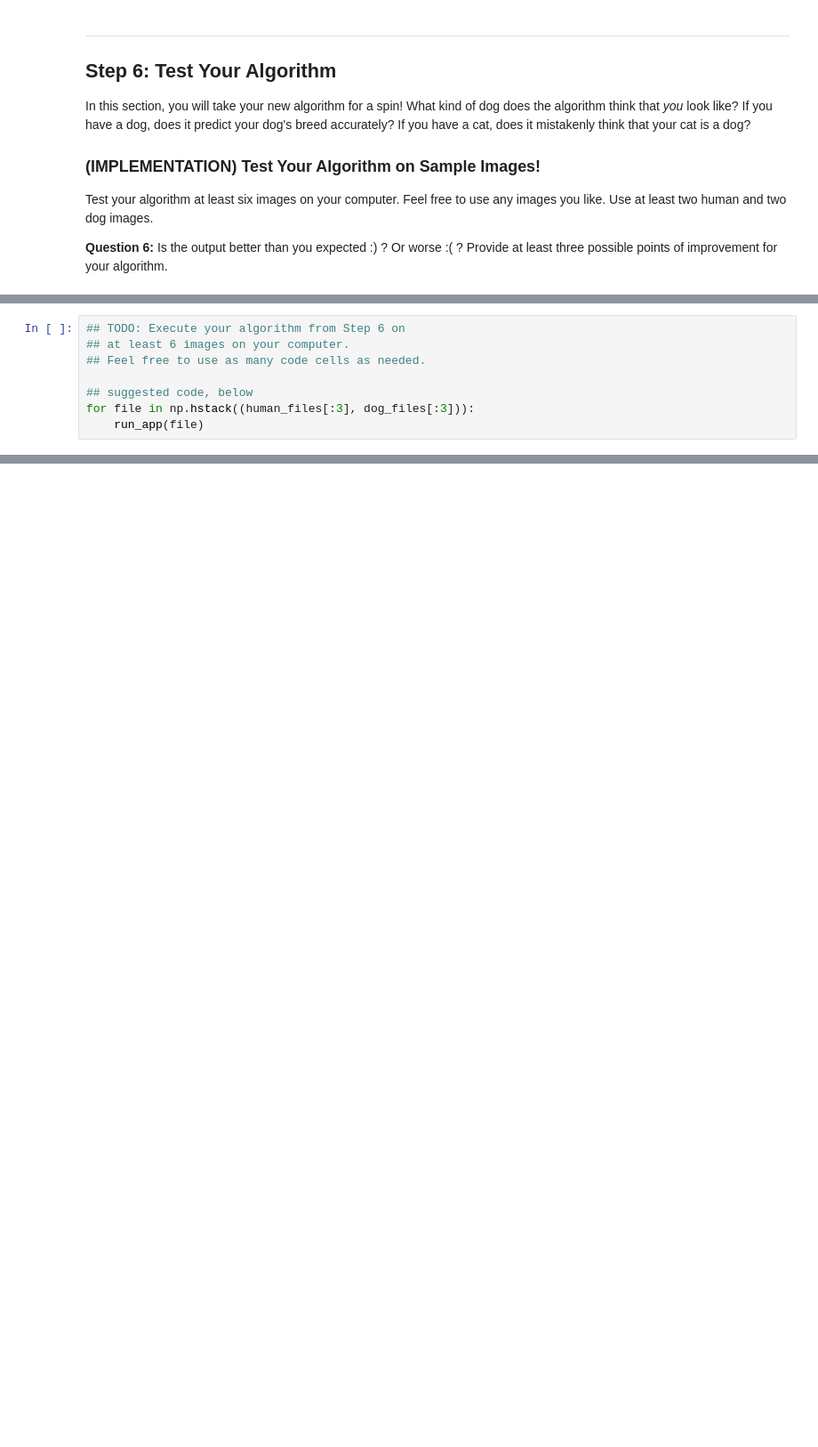
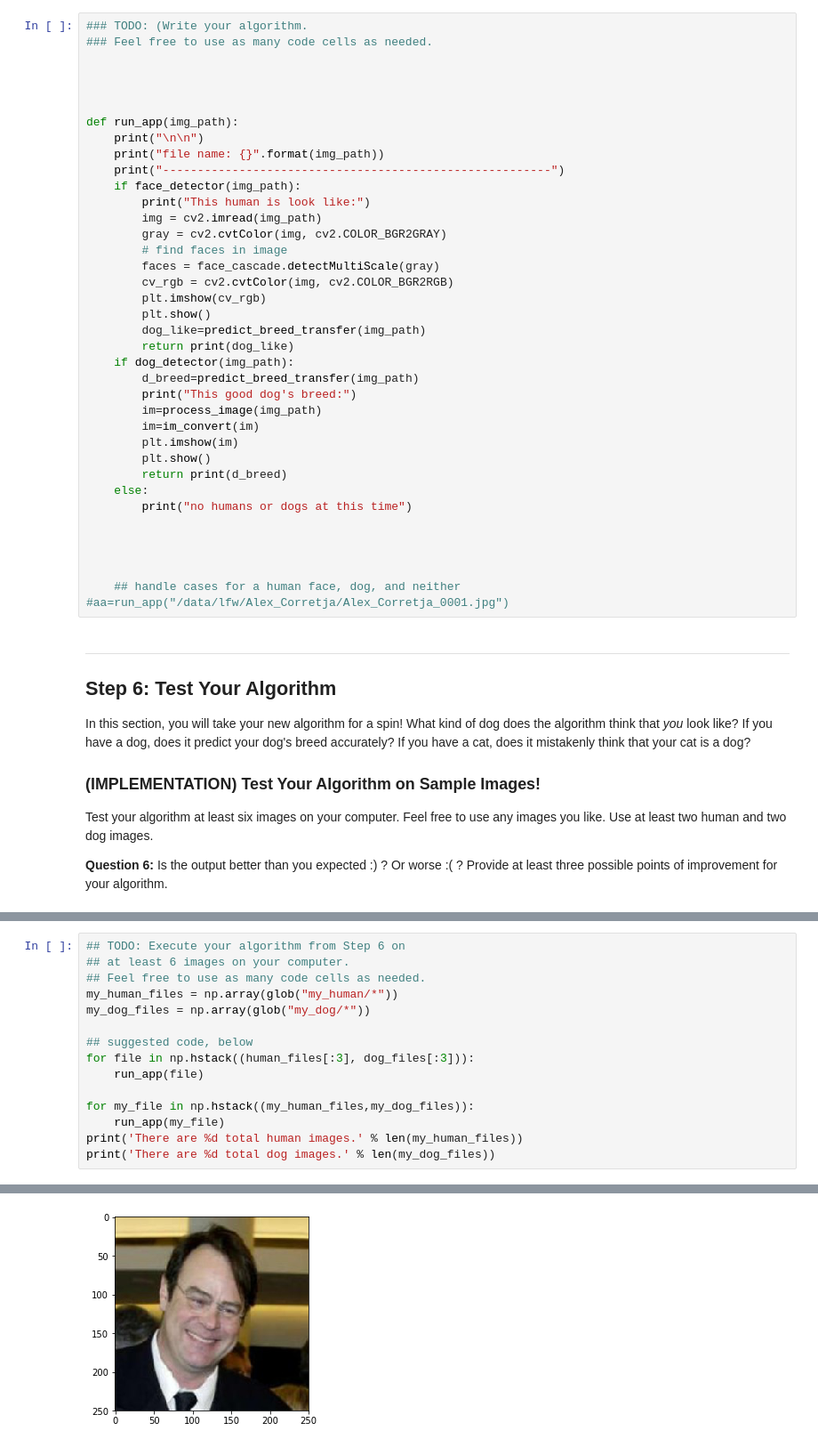
Before and after one commit to nikemr/deep-learning, a Jupyter notebook: 012_project-dog-classification/dog_app.ipynb, the cells around one changed output, grey strips where cells are left out. Shown at 89% size. Saved outputs shown, nothing was run; the diff lists cells and outputs as text; blank space fills up the shorter version.

```diff
--- a/012_project-dog-classification/dog_app.ipynb
+++ b/012_project-dog-classification/dog_app.ipynb
@@ -795,3 +889,41 @@ def run_app(img_path):
+# %%
+### TODO: (Write your algorithm.
+### Feel free to use as many code cells as needed.
+
+
+
+
+def run_app(img_path):
+    print("\n\n")
+    print("file name: {}".format(img_path))
+    print("--------------------------------------------------------")
+    if face_detector(img_path):
+        print("This human is look like:")
+        img = cv2.imread(img_path)
+        gray = cv2.cvtColor(img, cv2.COLOR_BGR2GRAY)
+        # find faces in image
+        faces = face_cascade.detectMultiScale(gray)
+        cv_rgb = cv2.cvtColor(img, cv2.COLOR_BGR2RGB)
+        plt.imshow(cv_rgb)
+        plt.show()
+        dog_like=predict_breed_transfer(img_path)
+        return print(dog_like)
+    if dog_detector(img_path):
+        d_breed=predict_breed_transfer(img_path)
+        print("This good dog's breed:")
+        im=process_image(img_path)
+        im=im_convert(im)
+        plt.imshow(im)
+        plt.show()
+        return print(d_breed)
+    else:
+        print("no humans or dogs at this time")
+
+
+
+
+    ## handle cases for a human face, dog, and neither
+#aa=run_app("/data/lfw/Alex_Corretja/Alex_Corretja_0001.jpg")
 # %% [markdown]
 ---
 <a id='step6'></a>
@@ -810,7 +947,15 @@ __Answer:__ (Three possible points for improvement)
 ## TODO: Execute your algorithm from Step 6 on
 ## at least 6 images on your computer.
 ## Feel free to use as many code cells as needed.
+my_human_files = np.array(glob("my_human/*"))
+my_dog_files = np.array(glob("my_dog/*"))
 
 ## suggested code, below
 for file in np.hstack((human_files[:3], dog_files[:3])):
     run_app(file)
+
+for my_file in np.hstack((my_human_files,my_dog_files)):
+    run_app(my_file)
+print('There are %d total human images.' % len(my_human_files))
+print('There are %d total dog images.' % len(my_dog_files))
+# %% [output]
@@ -816,0 +965 @@ for file in np.hstack((human_files[:3], dog_files[:3])):
+[figure, added]
```
Also changed, not shown: parts of 25 cells of this notebook, 19 other files.
